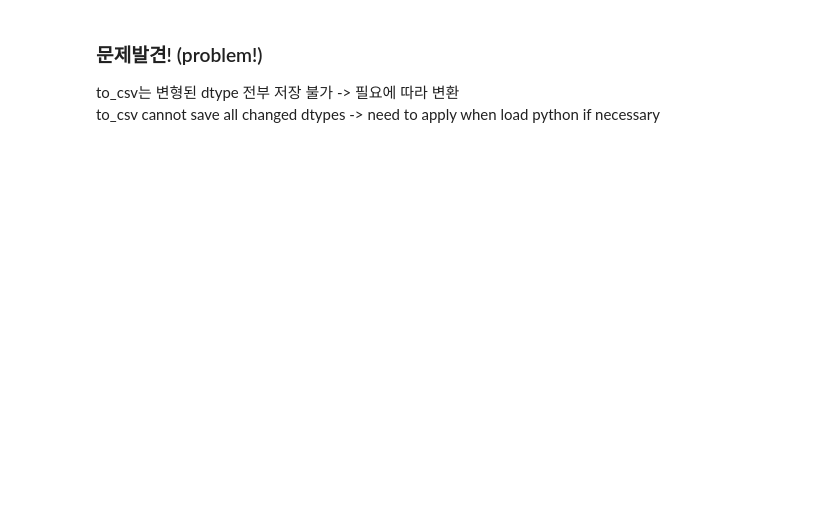
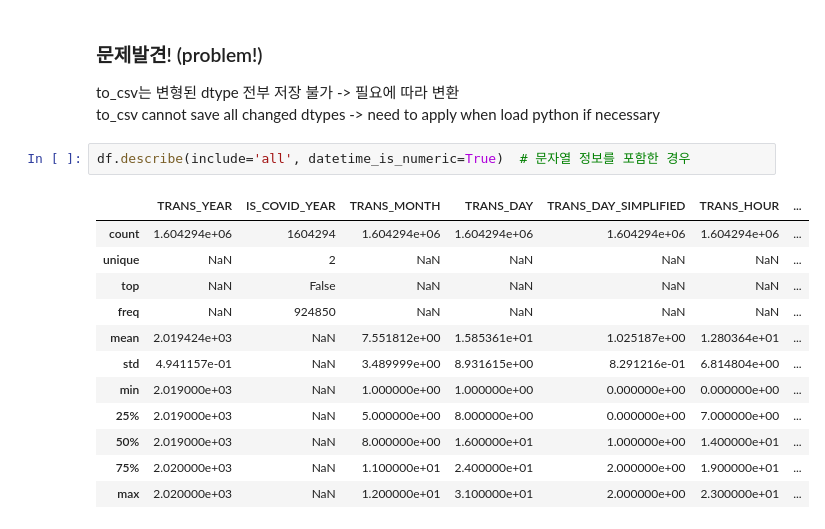
Before and after one commit to skmanzg/FraudDectectionProject2023, a Jupyter notebook: Data_Wrangling_part1.ipynb, the cells around one changed output. Cells and saved outputs as stored; diff of their text form; blank space fills up the shorter version.

```diff
--- a/Data_Wrangling_part1.ipynb
+++ b/Data_Wrangling_part1.ipynb
@@ -365,3 +366,18 @@ dtype: int64
 ### 문제발견! (problem!)
 to_csv는 변형된 dtype 전부 저장 불가 -> 필요에 따라 변환
 to_csv cannot save all changed dtypes -> need to apply when load python if necessary
+# %%
+df.describe(include='all', datetime_is_numeric=True)  # 문자열 정보를 포함한 경우
+# %% [output]
+|  | TRANS_YEAR | IS_COVID_YEAR | TRANS_MONTH | TRANS_DAY | TRANS_DAY_SIMPLIFIED | TRANS_HOUR | ... |
+| count | 1.604294e+06 | 1604294 | 1.604294e+06 | 1.604294e+06 | 1.604294e+06 | 1.604294e+06 | ... |
+| unique | NaN | 2 | NaN | NaN | NaN | NaN | ... |
+| top | NaN | False | NaN | NaN | NaN | NaN | ... |
+| freq | NaN | 924850 | NaN | NaN | NaN | NaN | ... |
+| mean | 2.019424e+03 | NaN | 7.551812e+00 | 1.585361e+01 | 1.025187e+00 | 1.280364e+01 | ... |
+| std | 4.941157e-01 | NaN | 3.489999e+00 | 8.931615e+00 | 8.291216e-01 | 6.814804e+00 | ... |
+| min | 2.019000e+03 | NaN | 1.000000e+00 | 1.000000e+00 | 0.000000e+00 | 0.000000e+00 | ... |
+| 25% | 2.019000e+03 | NaN | 5.000000e+00 | 8.000000e+00 | 0.000000e+00 | 7.000000e+00 | ... |
+| 50% | 2.019000e+03 | NaN | 8.000000e+00 | 1.600000e+01 | 1.000000e+00 | 1.400000e+01 | ... |
+| 75% | 2.020000e+03 | NaN | 1.100000e+01 | 2.400000e+01 | 2.000000e+00 | 1.900000e+01 | ... |
+| max | 2.020000e+03 | NaN | 1.200000e+01 | 3.100000e+01 | 2.000000e+00 | 2.300000e+01 | ... |
```
Also changed, not shown: parts of 8 cells of this notebook, 2 other files.
